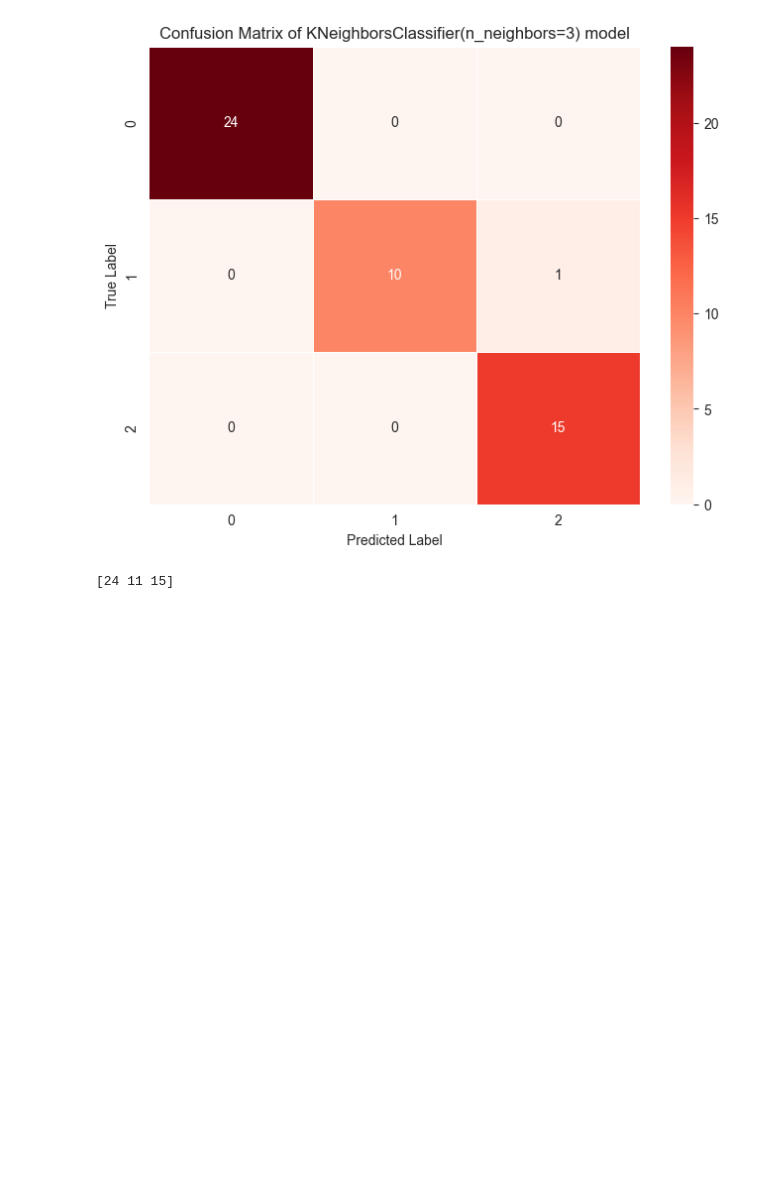
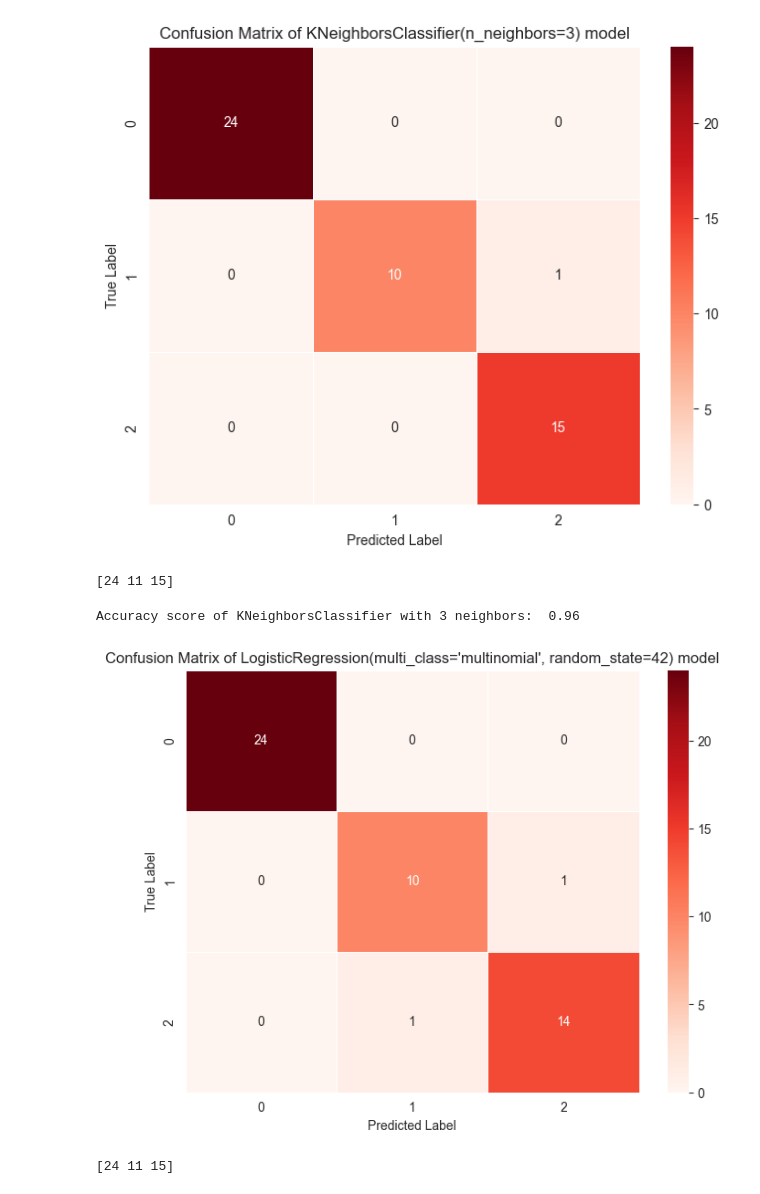
Before and after one commit to gerardmietek/Iris-Flowers-Classification, a Jupyter notebook: Untitled.ipynb, the cells around one changed output. Cells and saved outputs as stored; diff of their text form; code cells hidden in the pictures; blank space fills up the shorter version.

Commit message:
adding a logistic regression model

```diff
--- a/Untitled.ipynb
+++ b/Untitled.ipynb
@@ -311,11 +312,15 @@ def model_tester( model, X_train, X_test, y_train, y_test ):
     print(scores[3])
 # %%
 knn = KNeighborsClassifier( n_neighbors = 3 )
-knn.fit( X_train, y_train )
-y_pred = knn.predict( X_test )
-print( "Accuracy score of KNeighborsClassifier with 3 neighbors: ", accuracy_score( y_test, y_pred) )
 model_tester( knn, X_train, X_test, y_train, y_test )
 # %% [output]
 Accuracy score of KNeighborsClassifier with 3 neighbors:  0.98
 [figure]
 [24 11 15]
+# %%
+logistic_regression = LogisticRegression( multi_class = "multinomial", random_state = 42 )
+model_tester( logistic_regression, X_train, X_test, y_train, y_test )
+# %% [output]
+Accuracy score of KNeighborsClassifier with 3 neighbors:  0.96
+[figure, added]
+[24 11 15]
```
Also changed, not shown: parts of 2 cells of this notebook.
